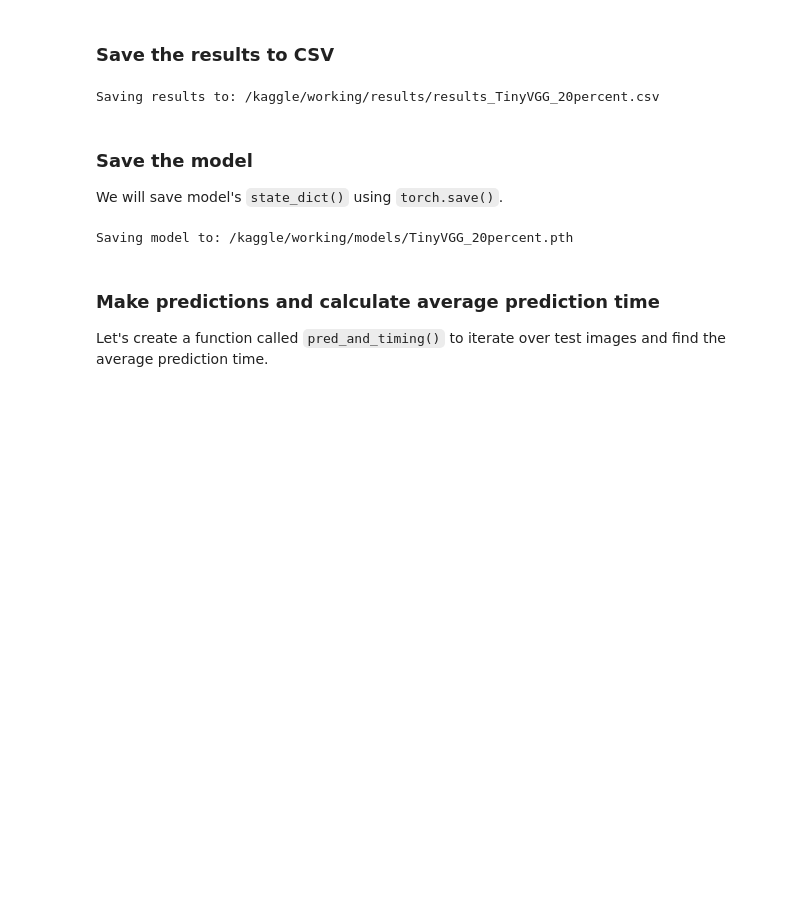
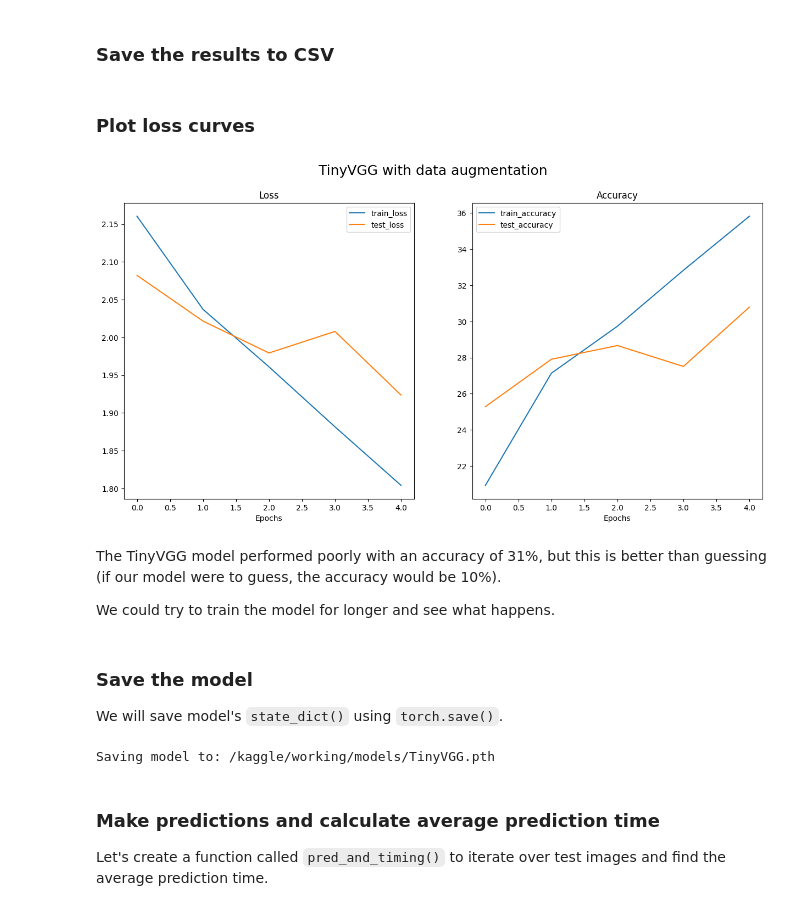
Before and after one commit to AlaGrine/Artwork_classification, a Jupyter notebook: artwork_classification.ipynb, the cells around one changed output. Saved outputs shown, nothing was run; the diff lists cells and outputs as text; code cells hidden in the pictures; blank space fills up the shorter version.

```diff
--- a/artwork_classification.ipynb
+++ b/artwork_classification.ipynb
@@ -686,40 +709,0 @@ Total training time: 219.798 seconds
-# %%
-def plot_loss_curves(results,graph_name="fig",save_graph=False,PATH_results=PATH_results):
-    """Plots training curves of a results dictionary.
-
-    Args:
-        results (dict): dictionary containing list of values, e.g. {"train_loss": [...], "train_acc": [...],...}
-        graph_name (str): the name of the graph
-        save_graph (boolean): if True, the graph will be saved
-        PATH_results: the path where the graph will be stored
-    """
-    loss = results["train_loss"]
-    test_loss = results["test_loss"]
-
-    accuracy = results["train_acc"]
-    test_accuracy = results["test_acc"]
-
-    epochs = range(len(results["train_loss"]))
-
-    plt.figure(figsize=(15, 7))
-
-    # Plot loss
-    plt.subplot(1, 2, 1)
-    plt.plot(epochs, loss, label="train_loss")
-    plt.plot(epochs, test_loss, label="test_loss")
-    plt.title("Loss")
-    plt.xlabel("Epochs")
-    plt.legend()
-
-    # Plot accuracy
-    plt.subplot(1, 2, 2)
-    plt.plot(epochs, accuracy, label="train_accuracy")
-    plt.plot(epochs, test_accuracy, label="test_accuracy")
-    plt.title("Accuracy")
-    plt.xlabel("Epochs")
-    plt.legend()
-
-    # Save the figure
-    if save_graph:
-        graph_name = graph_name+".jpg"
-        plt.savefig(PATH_results / graph_name)
@@ -742,9 +717,9 @@ def save_results_to_CSV(model_results,model_name,split_size,results_save_path):
   print(f"Saving results to: {results_save_path}")
   model_results_pd.to_csv(results_save_path,index=False)
 # %%
-save_results_to_CSV(model_results=results_model_0_20percent,
+save_results_to_CSV(model_results=results_model_0,
                     model_name = "TinyVGG",
-                    split_size = 0.2,
-                    results_save_path = PATH_results / "results_TinyVGG_20percent.csv")
+                    split_size = 1,
+                    results_save_path = PATH_results / "results_TinyVGG.csv")
-# %% [output]
-Saving results to: /kaggle/working/results/results_TinyVGG_20percent.csv
+# %% [markdown]
+### Plot loss curves
@@ -751,3 +770,14 @@ Saving results to: /kaggle/working/results/results_TinyVGG_20percent.csv
+# %%
+results_model_0 = pd.read_csv(PATH_results / "results_TinyVGG.csv")
+plot_loss_curves(results_model_0,
+                 graph_name="fig_TinyVGG",save_graph=True,
+                 suptitle="TinyVGG with data augmentation")
+# %% [output]
+[figure, added]
+# %% [markdown]
+The TinyVGG model performed poorly with an accuracy of 31%, but this is better than guessing (if our model were to guess, the accuracy would be 10%).
+
+We could try to train the model for longer and see what happens.
 # %% [markdown]
 ### Save the model
 
@@ -761,10 +791,10 @@ def save_model(model,MODEL_SAVE_PATH):
              f=MODEL_SAVE_PATH)
 # %%
 save_model(model = model_0,
-           MODEL_SAVE_PATH = PATH_models / "TinyVGG_20percent.pth"
+           MODEL_SAVE_PATH = PATH_models / "TinyVGG.pth"
            )
 # %% [output]
-Saving model to: /kaggle/working/models/TinyVGG_20percent.pth
+Saving model to: /kaggle/working/models/TinyVGG.pth
 # %% [markdown]
 ### Make predictions and calculate average prediction time
 
```
Also changed, not shown: parts of 63 cells of this notebook, 15 other files.
